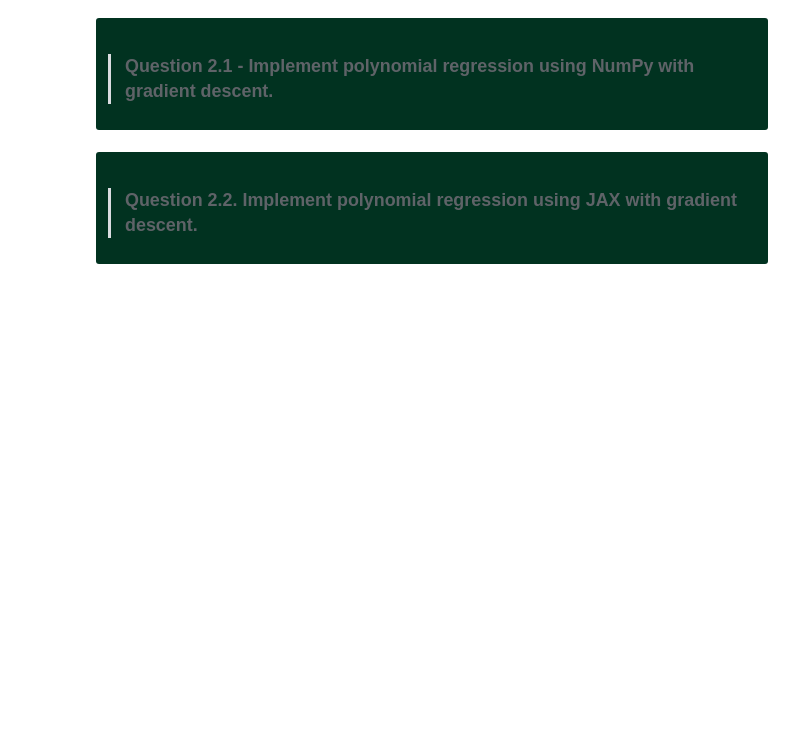
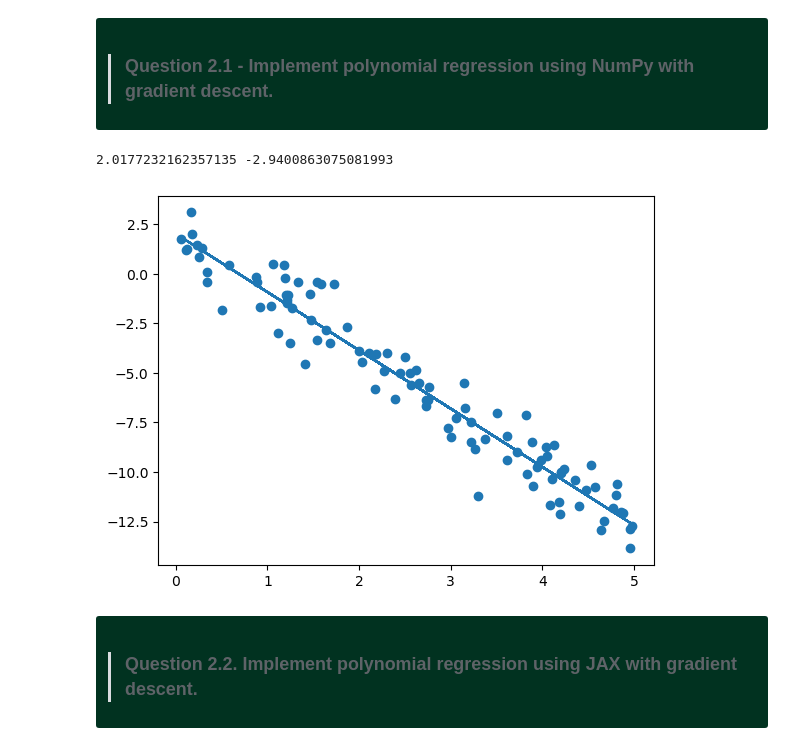
Before and after one commit to nanamaru0203/creative_ml, a Jupyter notebook: 01a_machine_learning.ipynb, the cells around one changed output. Drawn from its saved outputs; the diff is of its cells as text; code cells hidden in the pictures; blank space fills up the shorter version.

```diff
--- a/01a_machine_learning.ipynb
+++ b/01a_machine_learning.ipynb
@@ -752,6 +766,39 @@ According to the figure above, the accuracy of classification is 100% for both i
 > ### Question 2.1 - Implement polynomial regression using NumPy with gradient descent.
 
 </div>
+# %%
+def model(w0, w1, x):
+    return w0 + w1 * x
+
+def grad(w0, w1, x, y):
+    y_pred = model(w0, w1, x)
+    return 2 * (y_pred - y), 2 * (y_pred - y) * x
+
+def gradient_descent(X, Y, grad_func, epoch=1000, lr=0.1):
+    w0 = 0.0
+    w1 = 0.0
+    for i in range(epoch):
+        dw0 = 0
+        dw1 = 0
+        for x, y in zip(X, Y):
+            tmp0, tmp1 = grad_func(w0, w1, x, y)
+            dw0 += tmp0
+            dw1 += tmp1
+        dw0 /= len(X)
+        dw1 /= len(X)
+        w0 -= lr * dw0
+        w1 -= lr * dw1
+    return w0, w1
+# %%
+w0, w1 = gradient_descent(x, y, grad)
+print(w0, w1)
+plt.scatter(x, y)
+pred_y = w0 + w1 * x
+plt.plot(x, pred_y)
+plt.show()
+# %% [output]
+2.0177232162357135 -2.9400863075081993
+[figure, added]
 # %% [markdown]
 <div class="alert alert-success" markdown="1" style="color:white; background-color: #013220; border-color: #03C03C">
 
```
Also changed, not shown: parts of 4 cells of this notebook.
